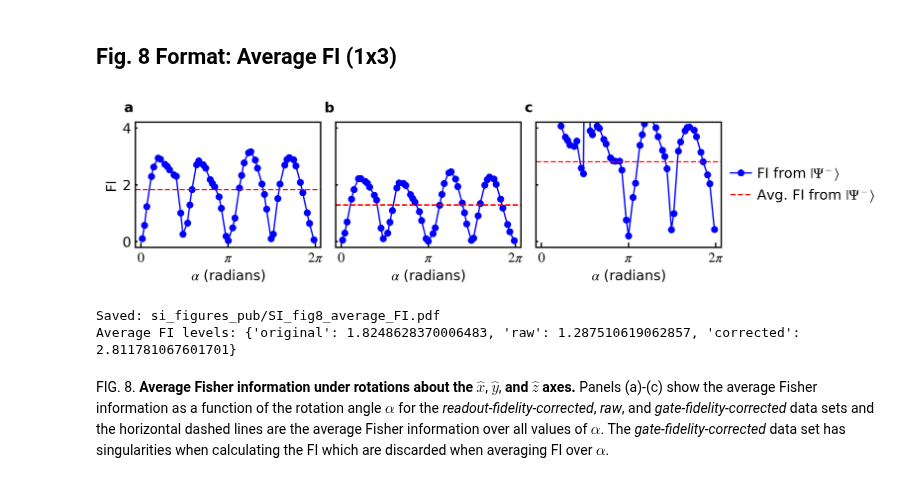
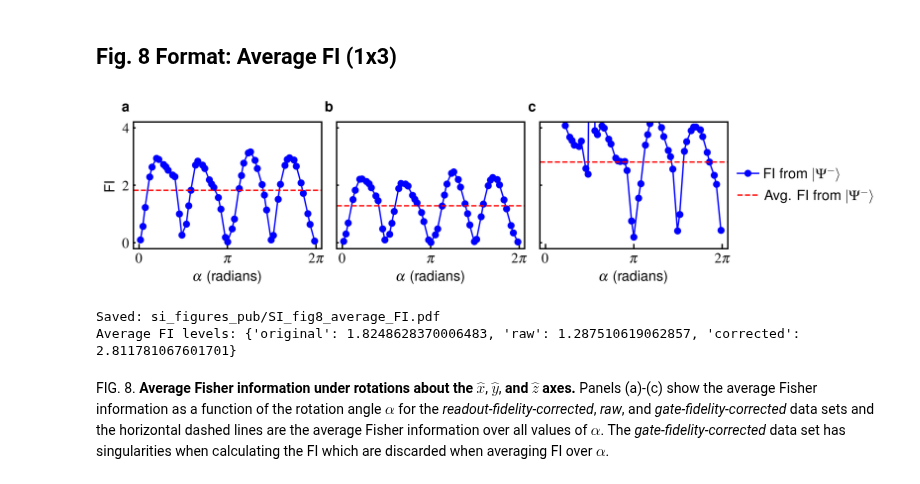
Before and after one commit to murchlab/positronium-sensing, a Jupyter notebook: notebooks/04_combined_plots.ipynb, the cells around one changed output. Drawn from its saved outputs; the diff is of its cells as text; code cells hidden in the pictures.

```diff
--- a/notebooks/04_combined_plots.ipynb
+++ b/notebooks/04_combined_plots.ipynb
@@ -233,7 +233,10 @@ import numpy as np
 import matplotlib.pyplot as plt
 
 style_order = ['original', 'raw', 'corrected']
-panel_letters = [r'\textbf{\textsf{a}}', r'\textbf{\textsf{b}}', r'\textbf{\textsf{c}}']
+panel_letters = (
+    [r'\textbf{\textsf{a}}', r'\textbf{\textsf{b}}', r'\textbf{\textsf{c}}']
+    if mpl.rcParams.get('text.usetex', False) else ['a', 'b', 'c']
+)
 
 # Approximate size/aspect of attached figure
 fig, axes = plt.subplots(2, 3, figsize=(9.0, 4.15), dpi=300, sharex='col')
@@ -269,7 +272,7 @@ for j, style in enumerate(style_order):
 
     # Panel letters
     axes[0, j].text(-0.06, 1.06, panel_letters[j], transform=axes[0, j].transAxes,
-                    fontsize=12, va='bottom', ha='left')
+                    fontsize=12, va='bottom', ha='left', fontweight='bold')
 
 # Shared y-labels (left column only)
 axes[0, 0].set_ylabel(fr'$P({ket_psi})$')
@@ -304,7 +307,10 @@ import numpy as np
 import matplotlib.pyplot as plt
 
 style_order = ['original', 'raw', 'corrected']
-panel_letters = [r'\textbf{\textsf{a}}', r'\textbf{\textsf{b}}', r'\textbf{\textsf{c}}']
+panel_letters = (
+    [r'\textbf{\textsf{a}}', r'\textbf{\textsf{b}}', r'\textbf{\textsf{c}}']
+    if mpl.rcParams.get('text.usetex', False) else ['a', 'b', 'c']
+)
 
 fig, axes = plt.subplots(1, 3, figsize=(9.0, 2.3), dpi=300, sharey=True)
 
@@ -315,35 +321,35 @@ for j, style in enumerate(style_order):
 
     ax.plot(c['alpha'], c['FI_mean'], **style_mean)
     ax.axhline(level, **style_hline)
 
     ax.set_xlim(-0.2, 2*np.pi + 0.2)
     ax.set_ylim(-0.2, 4.2)
     ax.set_xticks(xticks)
     ax.set_xticklabels(xticklabels)
     ax.set_yticks([0, 2, 4])
     ax.set_xlabel(r'$\alpha$ (radians)')
     ax.tick_params(axis='both', which='both', direction='in')
     ax.tick_params(axis='x', length=4, width=lw, direction='in')
 
     ax.text(-0.06, 1.06, panel_letters[j], transform=ax.transAxes,
-            fontsize=12, va='bottom', ha='left')
+            fontsize=12, va='bottom', ha='left', fontweight='bold')
 
 axes[0].set_ylabel('FI')
 
 # Legend only on panel c, outside axis
 axes[2].legend(frameon=False, loc='center left', bbox_to_anchor=(1.02, 0.5),
                handlelength=1.5, handletextpad=0.4, borderaxespad=0.0)
 
 fig.subplots_adjust(left=0.06, right=0.84, top=0.90, bottom=0.25, wspace=0.08)
 
 outpath = os.path.join('si_figures_pub', 'SI_fig8_average_FI.pdf')
 os.makedirs(os.path.dirname(outpath), exist_ok=True)
 fig.savefig(outpath, bbox_inches='tight')
 plt.show()
 print('Saved:', outpath)
 print('Average FI levels:', fi_levels)
 # %% [output]
-[figure, old version]
+[figure, new version]
 Saved: si_figures_pub/SI_fig8_average_FI.pdf
 Average FI levels: {'original': 1.8248628370006483, 'raw': 1.287510619062857, 'corrected': 2.811781067601701}
 # %% [markdown]
```
Also changed, not shown: parts of 3 cells of this notebook, 8 other files.
